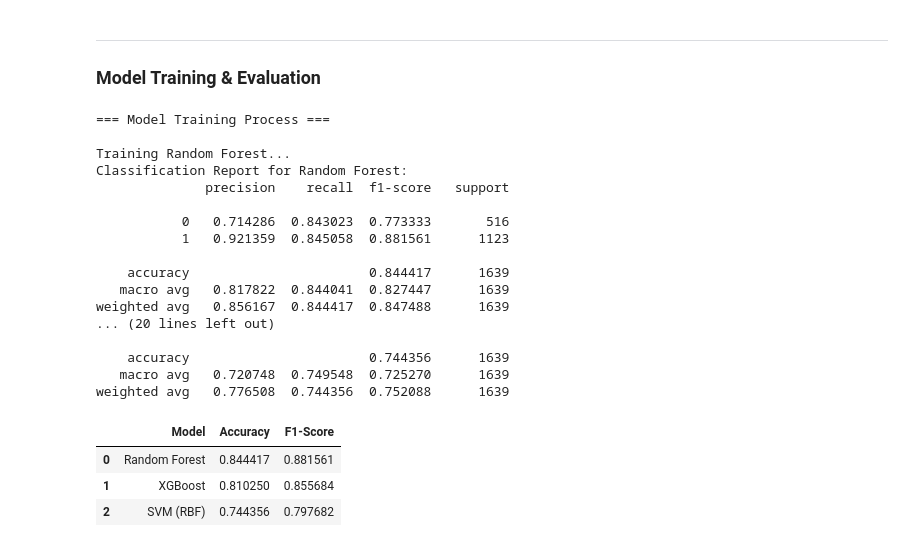
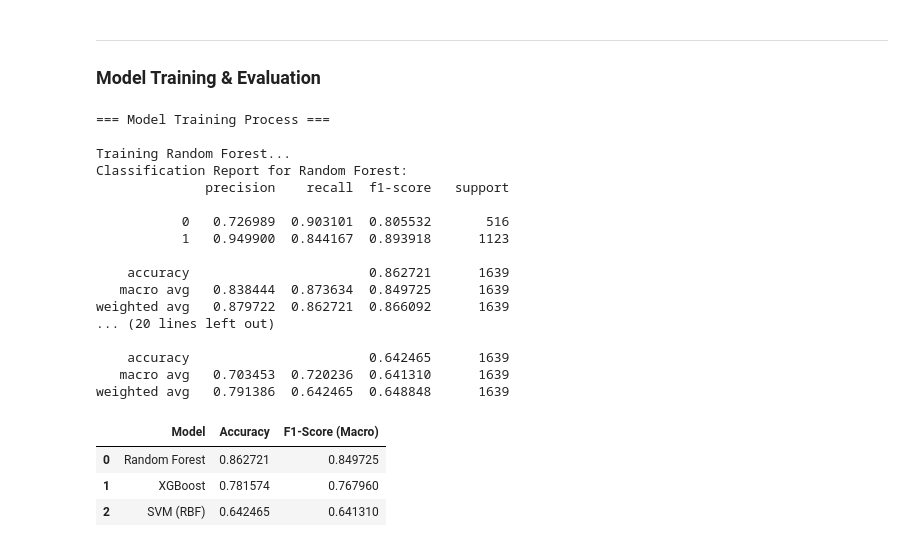
Before and after one commit to Research-Method-13/data-processing, a Jupyter notebook: main.ipynb, the cells around one changed output. Cells and saved outputs as stored; diff of their text form; code cells hidden in the pictures.

Commit message:
refactor: change model configurations

```diff
--- a/main.ipynb
+++ b/main.ipynb
@@ -139,57 +137,64 @@ from sklearn.ensemble import RandomForestClassifier
 from xgboost import XGBClassifier
 from sklearn.svm import SVC
 from sklearn.metrics import accuracy_score, classification_report, f1_score
+import pandas as pd
 
-# Initialize Models
+# Calculate scale_pos_weight for XGBoost (Ratio of negative to positive class)
+# Mindful=0, Mindless=1. Mindless is majority, so this scales down class 1 weights.
+neg_class_count = (y_train == 0).sum()
+pos_class_count = (y_train == 1).sum()
+spw = neg_class_count / pos_class_count
+
+# Initialize Models with class weights
 models = {
-    'Random Forest': RandomForestClassifier(n_estimators=100, max_depth=10, random_state=42),
-    'XGBoost': XGBClassifier(n_estimators=100, max_depth=6, random_state=42, eval_metric='logloss'),
-    'SVM (RBF)': SVC(kernel='rbf', C=1.0, random_state=42)
+    'Random Forest': RandomForestClassifier(n_estimators=100, max_depth=10, random_state=42, class_weight='balanced'),
+    'XGBoost': XGBClassifier(n_estimators=100, max_depth=6, random_state=42, eval_metric='logloss', scale_pos_weight=spw),
+    'SVM (RBF)': SVC(kernel='rbf', C=1.0, random_state=42, class_weight='balanced')
 }
 
 results = []
 
 print("=== Model Training Process ===")
 for name, model in models.items():
     print(f"\nTraining {name}...")
     model.fit(X_train_scaled, y_train)
     y_pred = model.predict(X_test_scaled)
 
     acc = accuracy_score(y_test, y_pred)
-    # Default is average='binary', focusing on the positive class (1 = Mindless)
-    f1 = f1_score(y_test, y_pred)
+    # Using 'macro' average F1 is fairer for evaluating models on imbalanced datasets
+    f1 = f1_score(y_test, y_pred, average='macro')
 
     print(f"Classification Report for {name}:")
     print(classification_report(y_test, y_pred, digits=6))
 
     results.append({
         'Model': name,
         'Accuracy': acc,
-        'F1-Score': f1
+        'F1-Score (Macro)': f1
     })
 
 # Show Evaluation Summary
-results_df = pd.DataFrame(results).sort_values(by='F1-Score', ascending=False)
-results_df
+results_df = pd.DataFrame(results).sort_values(by='F1-Score (Macro)', ascending=False)
+display(results_df)
 # %% [output]
 === Model Training Process ===
 
 Training Random Forest...
 Classification Report for Random Forest:
               precision    recall  f1-score   support
 
-           0   0.714286  0.843023  0.773333       516
-           1   0.921359  0.845058  0.881561      1123
+           0   0.726989  0.903101  0.805532       516
+           1   0.949900  0.844167  0.893918      1123
 
-    accuracy                       0.844417      1639
-   macro avg   0.817822  0.844041  0.827447      1639
-weighted avg   0.856167  0.844417  0.847488      1639
+    accuracy                       0.862721      1639
+   macro avg   0.838444  0.873634  0.849725      1639
+weighted avg   0.879722  0.862721  0.866092      1639
 ... (20 lines left out)
 
-    accuracy                       0.744356      1639
-   macro avg   0.720748  0.749548  0.725270      1639
-weighted avg   0.776508  0.744356  0.752088      1639
+    accuracy                       0.642465      1639
+   macro avg   0.703453  0.720236  0.641310      1639
+weighted avg   0.791386  0.642465  0.648848      1639
-|  | Model | Accuracy | F1-Score |
-| 0 | Random Forest | 0.844417 | 0.881561 |
-| 1 | XGBoost | 0.810250 | 0.855684 |
-| 2 | SVM (RBF) | 0.744356 | 0.797682 |
+|  | Model | Accuracy | F1-Score (Macro) |
+| 0 | Random Forest | 0.862721 | 0.849725 |
+| 1 | XGBoost | 0.781574 | 0.767960 |
+| 2 | SVM (RBF) | 0.642465 | 0.641310 |
```
Also changed, not shown: parts of 2 cells of this notebook.
